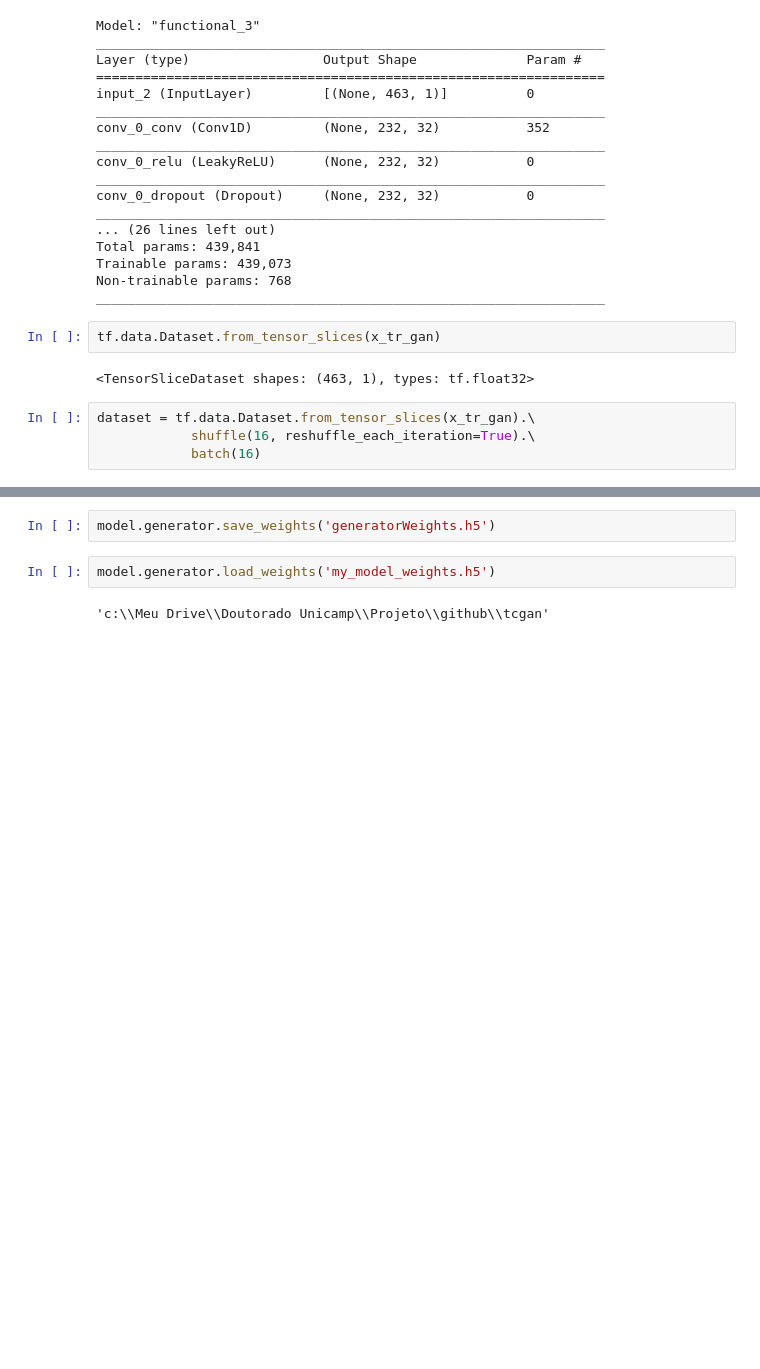
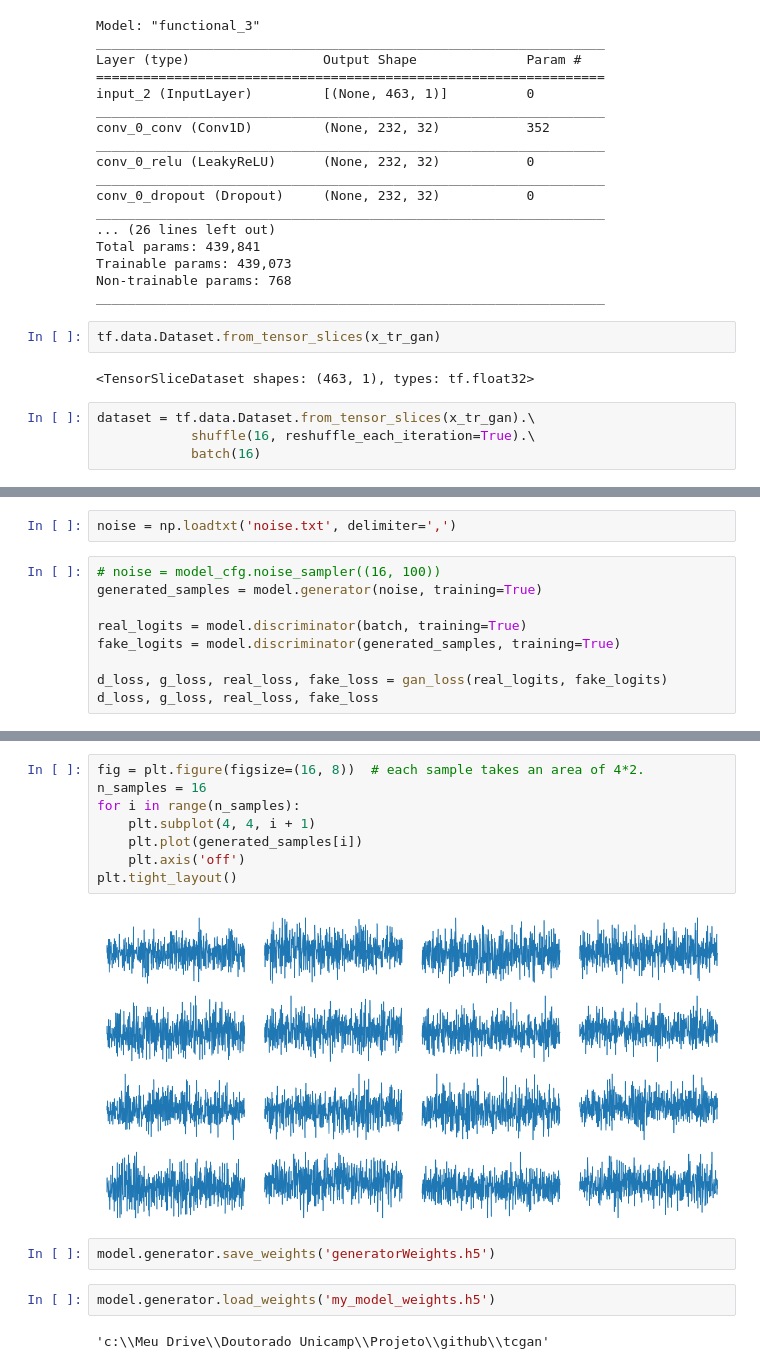
Before and after one commit to Vinimoga/tcgan, a Jupyter notebook: tcgan-new.ipynb, the cells around one changed output, grey strips where cells are left out. Drawn from its saved outputs; the diff is of its cells as text; blank space fills up the shorter version.

```diff
--- a/tcgan-new.ipynb
+++ b/tcgan-new.ipynb
@@ -498,0 +524,11 @@ TensorShape([16, 463, 1])
+# %%
+noise = np.loadtxt('noise.txt', delimiter=',')
+# %%
+# noise = model_cfg.noise_sampler((16, 100))
+generated_samples = model.generator(noise, training=True)
+
+real_logits = model.discriminator(batch, training=True)
+fake_logits = model.discriminator(generated_samples, training=True)
+
+d_loss, g_loss, real_loss, fake_loss = gan_loss(real_logits, fake_logits)
+d_loss, g_loss, real_loss, fake_loss
@@ -499,3 +557,13 @@ TensorShape([16, 463, 1])
+# %%
+fig = plt.figure(figsize=(16, 8))  # each sample takes an area of 4*2.
+n_samples = 16
+for i in range(n_samples):
+    plt.subplot(4, 4, i + 1)
+    plt.plot(generated_samples[i])
+    plt.axis('off')
+plt.tight_layout()
+# %% [output]
+[figure, added]
 # %%
 model.generator.save_weights('generatorWeights.h5')
 # %%
```
Also changed, not shown: parts of 9 cells of this notebook.
